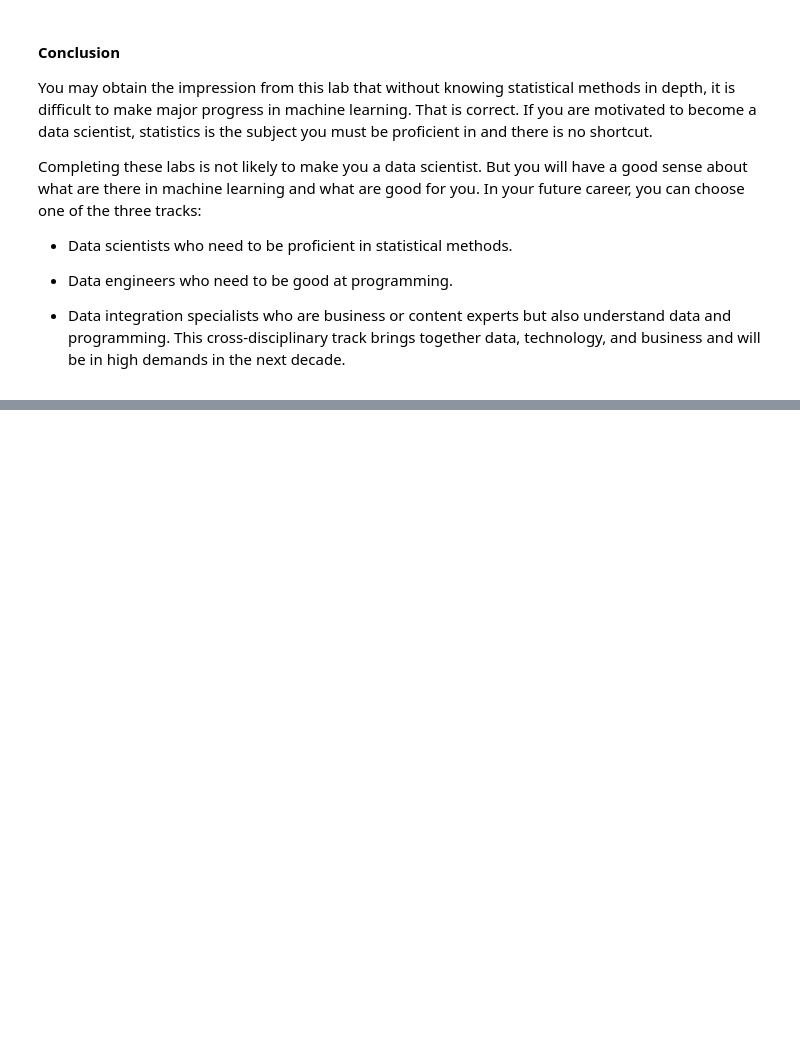
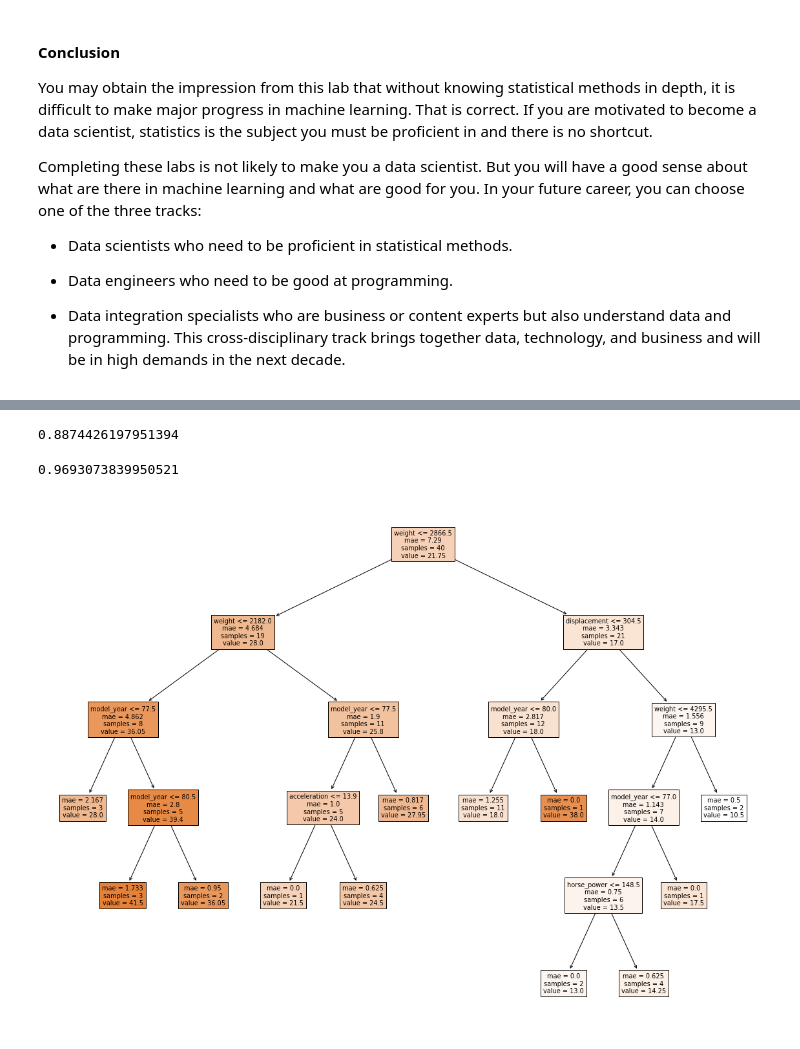
Before and after one commit to ta-data-bcn/lab-supervised-learning-sklearn, a Jupyter notebook: your-code/main.ipynb, the cells around one changed output, grey strips where cells are left out. Saved outputs shown, nothing was run; the diff lists cells and outputs as text; code cells hidden in the pictures; blank space fills up the shorter version.

Commit message:
tree added

```diff
--- a/your-code/main.ipynb
+++ b/your-code/main.ipynb
@@ -511,0 +533,2 @@ Completing these labs is not likely to make you a data scientist. But you will h
+# %%
+tree_search.fit(X_train09, y_train09)
@@ -511,0 +545,24 @@ Completing these labs is not likely to make you a data scientist. But you will h
+# %%
+best_tree = DecisionTreeRegressor(criterion="mae",
+                                 max_depth=6,
+                                 min_samples_split=4,
+                                 max_leaf_nodes=12,
+                                 random_state=42)
+# %%
+best_tree_train = best_tree.fit(X_train09, y_train09)
+# %%
+# Train Score
+y_pred09 = best_tree_train.predict(X_train09)
+
+r2_score(y_train09, y_pred09)
+# %% [output]
+0.8874426197951394
+# %%
+best_tree_test = best_tree.fit(X_test09, y_test09)
+# %%
+# Test Accuracy
+y_pred_test09 = best_tree_test.predict(X_test09)
+
+r2_score(y_test09, y_pred_test09)
+# %% [output]
+0.9693073839950521
@@ -511,0 +571,11 @@ Completing these labs is not likely to make you a data scientist. But you will h
+# %%
+import matplotlib.pyplot as plt
+from sklearn import tree
+
+fig, ax = plt.subplots(1,1, figsize=(20,15))
+
+tree.plot_tree(best_tree, filled=True, feature_names=X_train09.columns)
+
+plt.show()b
+# %% [output]
+[figure, added]
```
Also changed, not shown: parts of 11 cells of this notebook, 1 other file.
